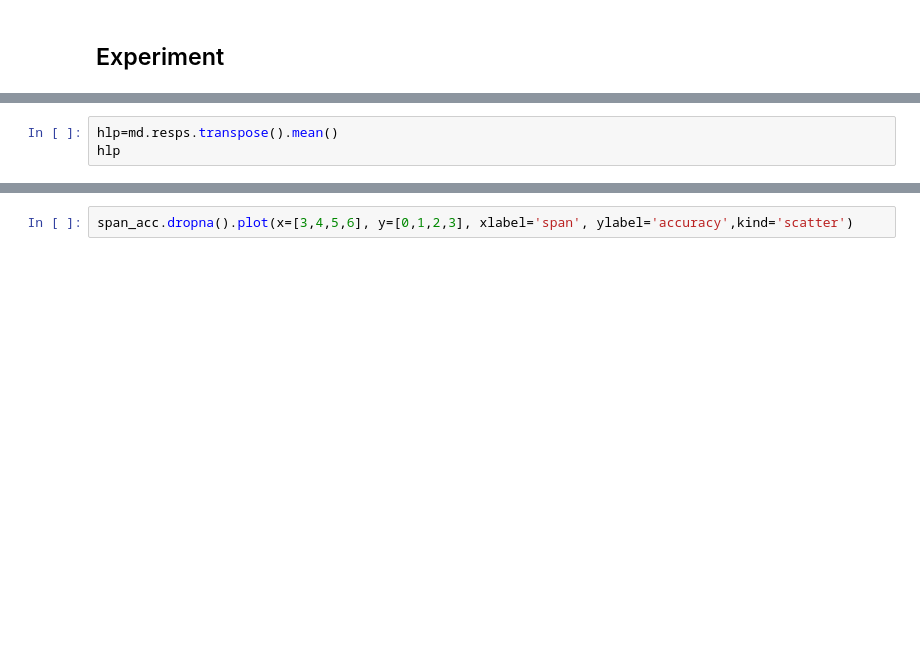
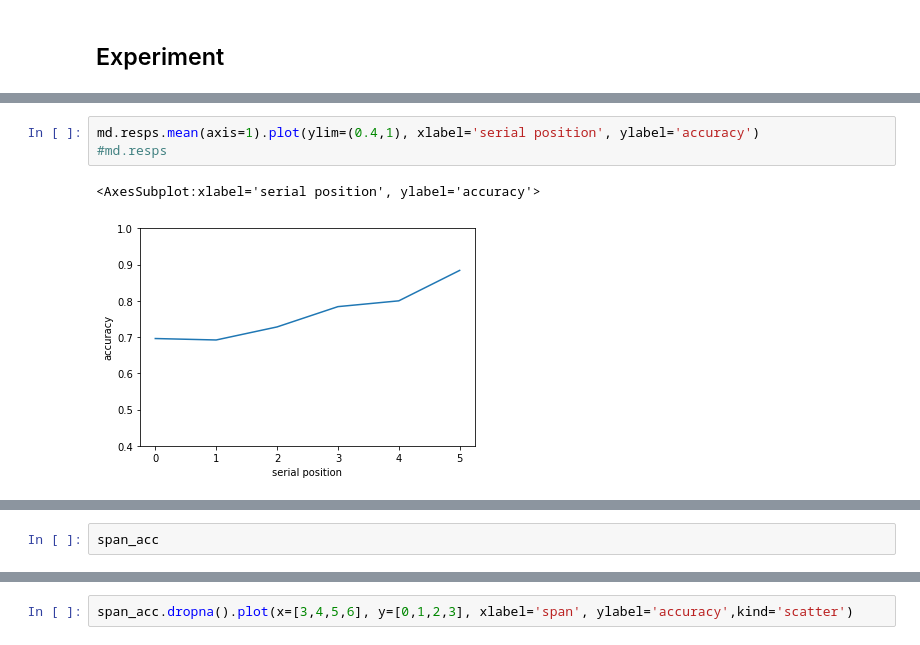
Before and after one commit to theodrosmhaile/stag_2023, a Jupyter notebook: MODS_ACTR/andrea/MODS.ipynb, the cells around one changed output, grey strips where cells are left out. Saved outputs shown, nothing was run; the diff lists cells and outputs as text; blank space fills up the shorter version.

```diff
--- a/MODS_ACTR/andrea/MODS.ipynb
+++ b/MODS_ACTR/andrea/MODS.ipynb
@@ -40,3 +70,6 @@ md.simulation(100, stims[6], 2)
 # %%
-hlp=md.resps.transpose().mean()
-hlp
+md.resps.mean(axis=1).plot(ylim=(0.4,1), xlabel='serial position', ylabel='accuracy')
+#md.resps
+# %% [output]
+<AxesSubplot:xlabel='serial position', ylabel='accuracy'>
+[figure, added]
@@ -43,3 +78,5 @@ hlp
+# %%
+span_acc
 # %%
 span_acc=pd.DataFrame({0:np.repeat('NaN',6)})
 serial_acc = pd.DataFrame({0:np.repeat('NaN',6)})
```
Also changed, not shown: parts of 26 cells of this notebook, 8 other files.
